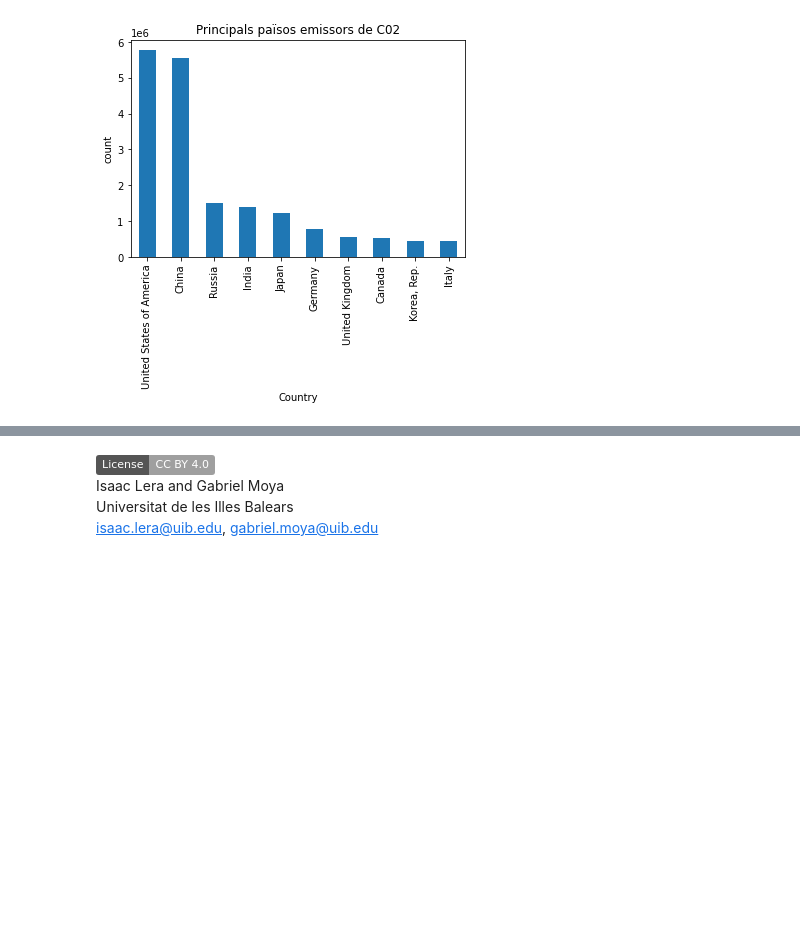
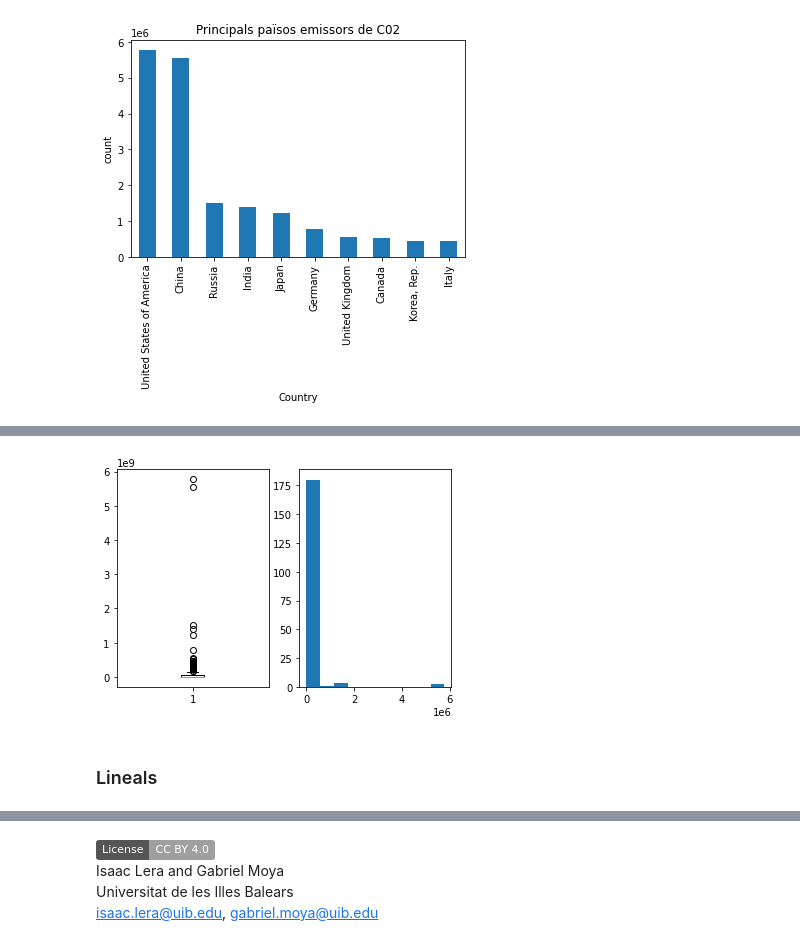
Before and after one commit to wisaaco/TallerPythonFEE, a Jupyter notebook: lessons/5/5_PandasVisualitzacions.ipynb, the cells around one changed output, grey strips where cells are left out. Saved outputs shown, nothing was run; the diff lists cells and outputs as text; code cells hidden in the pictures; badges without logos; blank space fills up the shorter version.

```diff
--- a/lessons/5/5_PandasVisualitzacions.ipynb
+++ b/lessons/5/5_PandasVisualitzacions.ipynb
@@ -178,0 +223,13 @@ plt.show()
+# %%
+co2.dropna(inplace=True) ## VALORS DESCONEGUTS => NaN (NotAtNumber)
+
+fig, ax = plt.subplots(ncols=2)
+
+ax[0].boxplot(co2.values*1000)
+ax[1].hist(co2)
+
+plt.show()
+# %% [output]
+[figure, added]
+# %% [markdown]
+### Lineals
```
Also changed, not shown: parts of 33 cells of this notebook, 2 other files.
